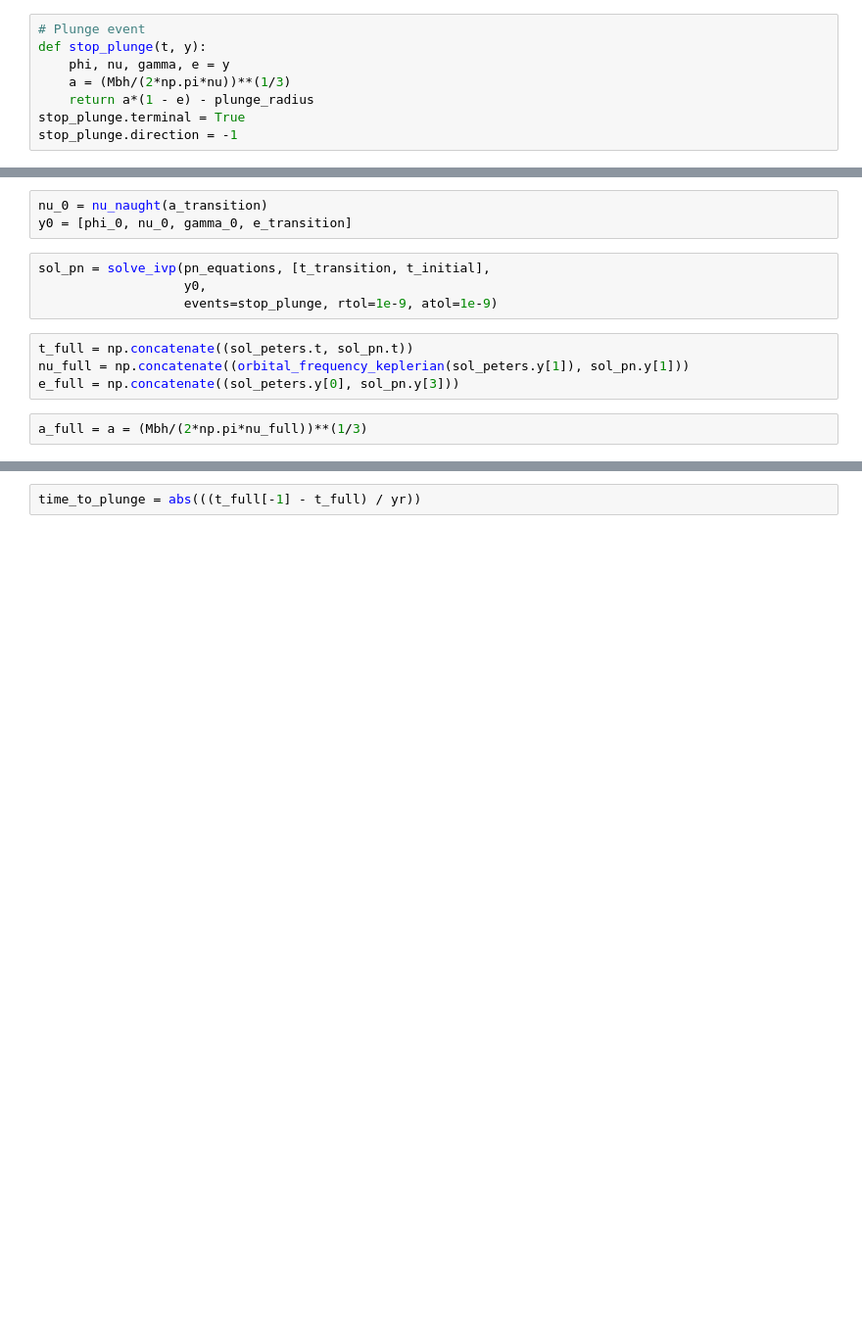
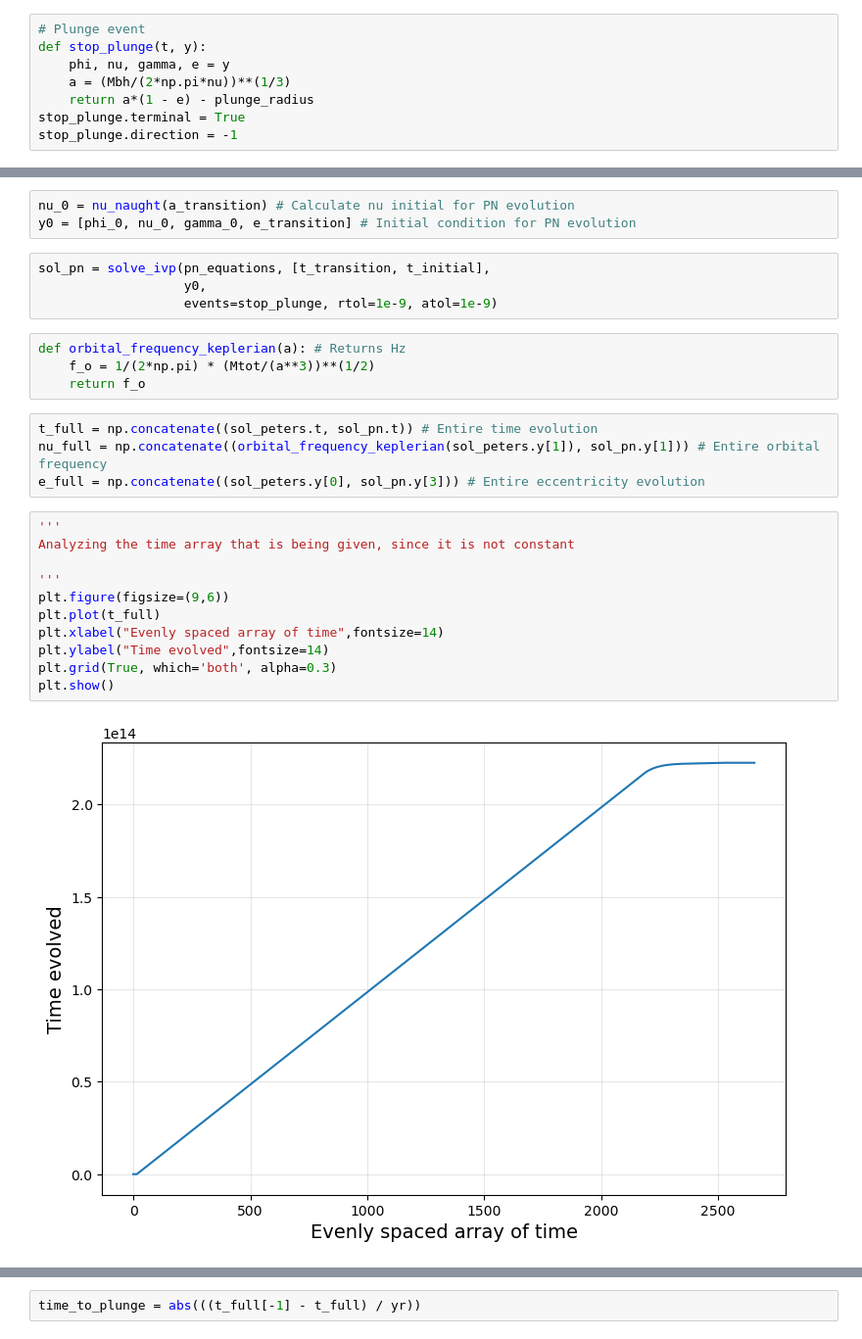
Before and after one commit to IsabelleCoughlin/EMRI-s, a Jupyter notebook: Keplerian-Copy1.ipynb, the cells around one changed output, grey strips where cells are left out. Shown at 98% size. Cells and saved outputs as stored; diff of their text form; blank space fills up the shorter version.

```diff
--- a/Keplerian-Copy1.ipynb
+++ b/Keplerian-Copy1.ipynb
@@ -210,13 +225,28 @@ Plunge event at t = 222591667487636.75 s
 # %%
-nu_0 = nu_naught(a_transition)
-y0 = [phi_0, nu_0, gamma_0, e_transition]
+nu_0 = nu_naught(a_transition) # Calculate nu initial for PN evolution
+y0 = [phi_0, nu_0, gamma_0, e_transition] # Initial condition for PN evolution
 # %%
 sol_pn = solve_ivp(pn_equations, [t_transition, t_initial],
                    y0,
                    events=stop_plunge, rtol=1e-9, atol=1e-9)
+# %%
+def orbital_frequency_keplerian(a): # Returns Hz
+    f_o = 1/(2*np.pi) * (Mtot/(a**3))**(1/2)
+    return f_o
 # %%
-t_full = np.concatenate((sol_peters.t, sol_pn.t))
-nu_full = np.concatenate((orbital_frequency_keplerian(sol_peters.y[1]), sol_pn.y[1]))
-e_full = np.concatenate((sol_peters.y[0], sol_pn.y[3]))
+t_full = np.concatenate((sol_peters.t, sol_pn.t)) # Entire time evolution
+nu_full = np.concatenate((orbital_frequency_keplerian(sol_peters.y[1]), sol_pn.y[1])) # Entire orbital frequency
+e_full = np.concatenate((sol_peters.y[0], sol_pn.y[3])) # Entire eccentricity evolution
-# %%
-a_full = a = (Mbh/(2*np.pi*nu_full))**(1/3)
+# %%
+'''
+Analyzing the time array that is being given, since it is not constant
+
+'''
+plt.figure(figsize=(9,6))
+plt.plot(t_full)
+plt.xlabel("Evenly spaced array of time",fontsize=14)
+plt.ylabel("Time evolved",fontsize=14)
+plt.grid(True, which='both', alpha=0.3)
+plt.show()
+# %% [output]
+[figure, added]
```
Also changed, not shown: parts of 24 cells of this notebook.
